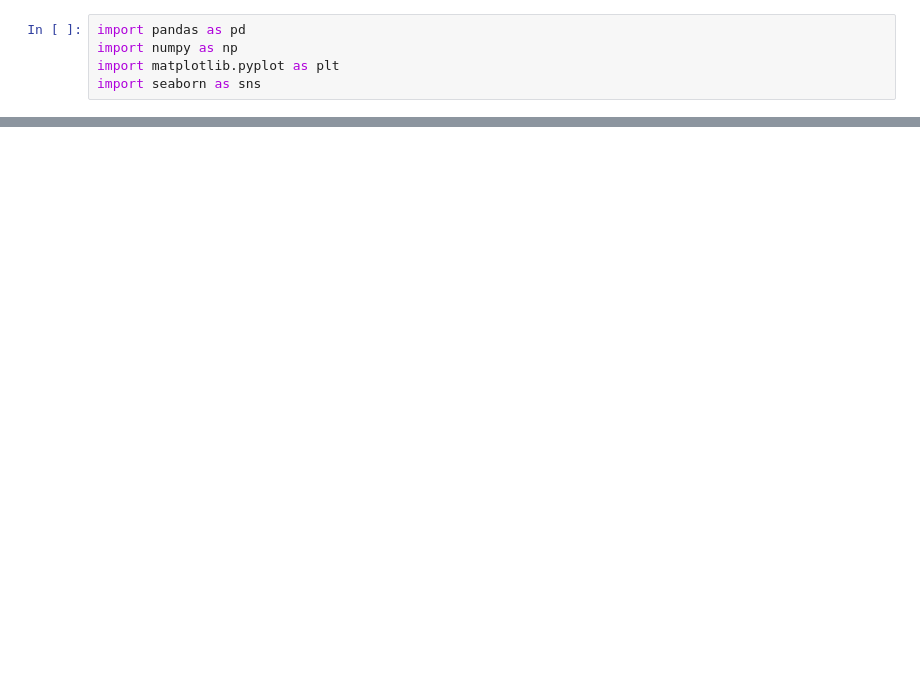
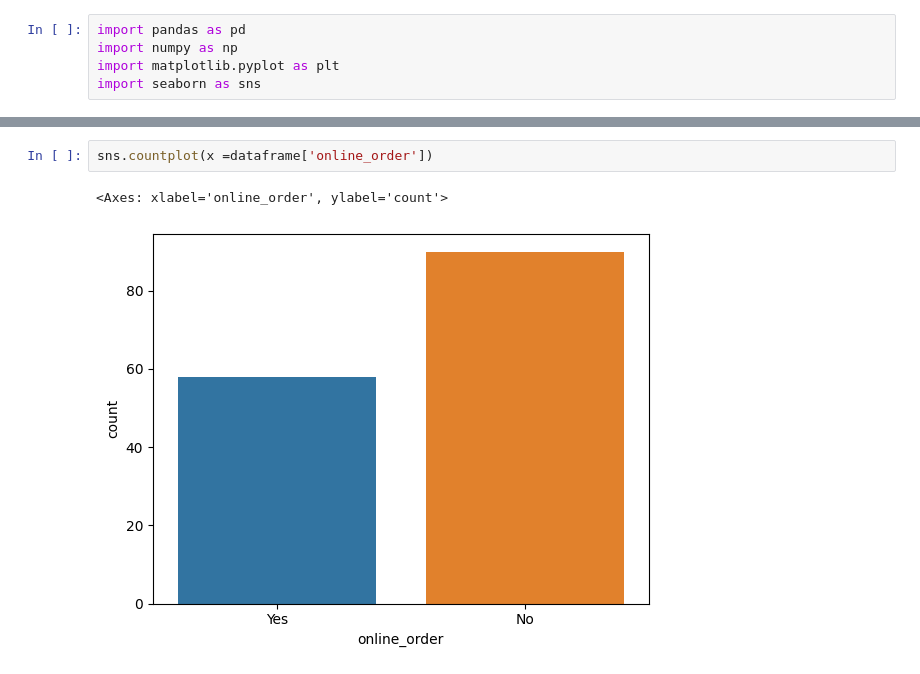
Before and after one commit to AliHShahid/Data, a Jupyter notebook: Zomato_data_analysis.ipynb, the cells around one changed output, grey strips where cells are left out. Cells and saved outputs as stored; diff of their text form; blank space fills up the shorter version.

```diff
--- a/Zomato_data_analysis.ipynb
+++ b/Zomato_data_analysis.ipynb
@@ -12,0 +89,5 @@ FileNotFoundError: ignored
+# %%
+sns.countplot(x =dataframe['online_order'])
+# %% [output]
+<Axes: xlabel='online_order', ylabel='count'>
+[figure, added]
```
Also changed, not shown: parts of 11 cells of this notebook.
